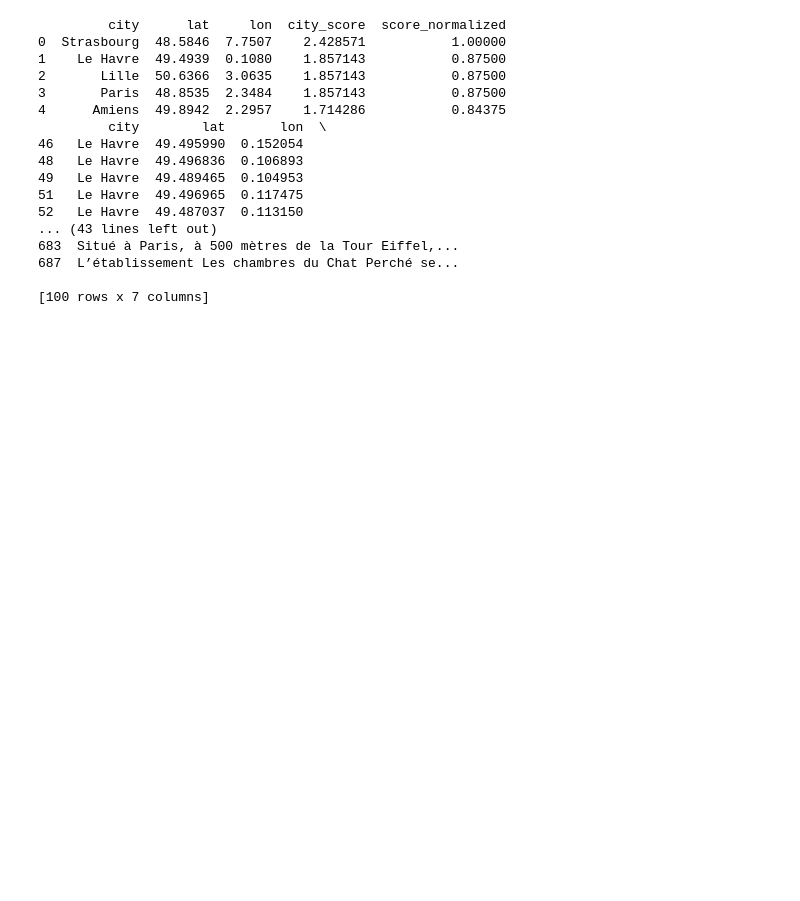
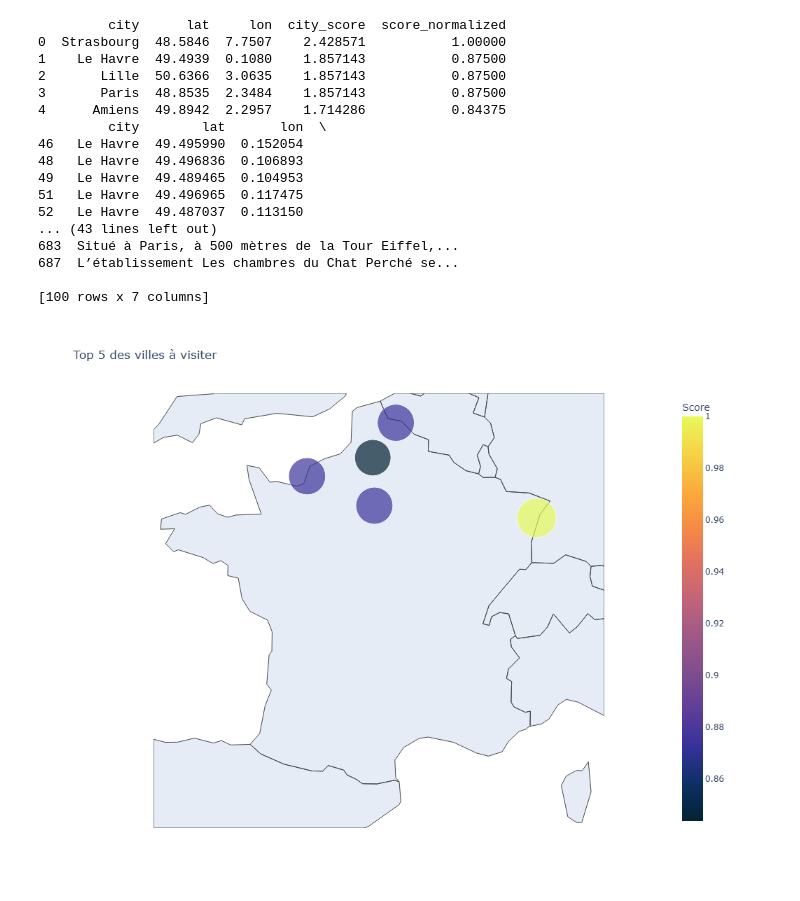
Before and after one commit to vno99/01_plan_your_trip_with_kayak, a Jupyter notebook: notebook/kayak_02_visualisation.ipynb, the cells around one changed output. Saved outputs shown, nothing was run; the diff lists cells and outputs as text; code cells hidden in the pictures; blank space fills up the shorter version.

Commit message:
Fix images code for github

```diff
--- a/notebook/kayak_02_visualisation.ipynb
+++ b/notebook/kayak_02_visualisation.ipynb
@@ -69,30 +69,36 @@ def show_graph(fig, filename="map.png"):
 # %%
 top5_villes_map = px.scatter_geo(
     top5_villes,
     lat="lat",
     lon="lon",
     hover_name="city",
     size="score_normalized",
     color="score_normalized",
     color_continuous_scale="thermal",
     projection="mercator",
     scope="europe",
     title="Top 5 des villes à visiter",
     size_max=40,
     labels={"score_normalized": "Score"},
     width=1000,
     height=800,
 )
 
 top5_villes_map.update_layout(
     geo=dict(
         center=dict(lat=46.5, lon=2.5),  # centre approximatif sur la France
         lataxis=dict(range=[41, 51]),    # limites latitude
         lonaxis=dict(range=[-5, 10])     # limites longitude
     )
 )
 
-show_graph(top5_villes_map, "../images/top5_villes_map.png")
+top5_villes_map.show()
+
+top5_villes_filename = "../images/top5_villes_map.png"
+top5_villes_map.write_image(top5_villes_filename)
+display(Image(top5_villes_filename))
+# %% [output]
+[figure, added]
 # %%
 top20_hotels_map = px.scatter_geo(
     top20_hotels,
```
Also changed, not shown: parts of 1 cell of this notebook.
